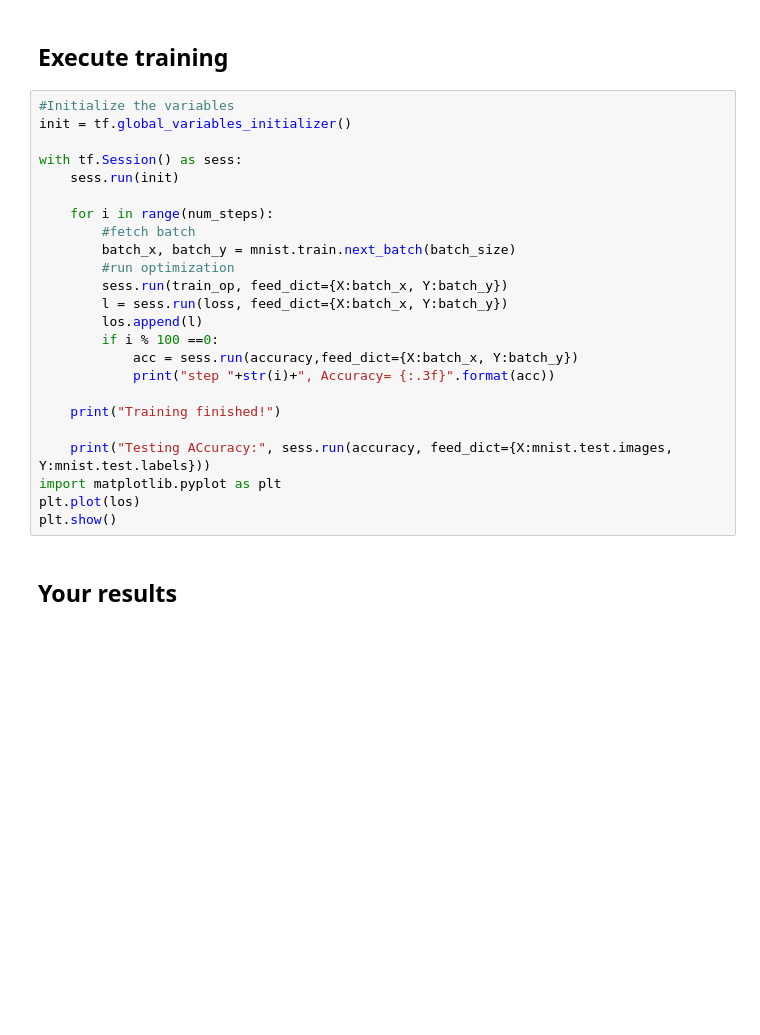
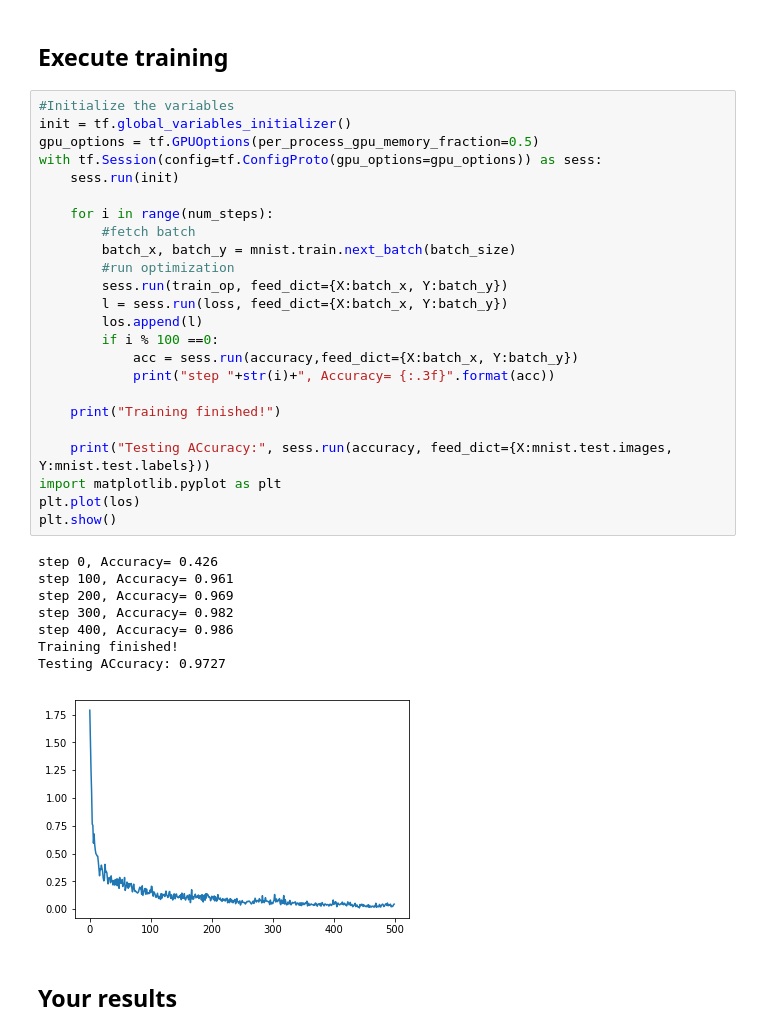
Before and after one commit to MushroomPasta/EE596B, a Jupyter notebook: HW1_MNIST-template.ipynb, the cells around one changed output. Drawn from its saved outputs; the diff is of its cells as text; blank space fills up the shorter version.

```diff
--- a/HW1_MNIST-template.ipynb
+++ b/HW1_MNIST-template.ipynb
@@ -79,27 +82,36 @@ los = []
 # %%
 #Initialize the variables
 init = tf.global_variables_initializer()
-
-with tf.Session() as sess:
+gpu_options = tf.GPUOptions(per_process_gpu_memory_fraction=0.5)
+with tf.Session(config=tf.ConfigProto(gpu_options=gpu_options)) as sess:
     sess.run(init)
 
     for i in range(num_steps):
         #fetch batch
         batch_x, batch_y = mnist.train.next_batch(batch_size)
         #run optimization
         sess.run(train_op, feed_dict={X:batch_x, Y:batch_y})
         l = sess.run(loss, feed_dict={X:batch_x, Y:batch_y})
         los.append(l)
         if i % 100 ==0:
             acc = sess.run(accuracy,feed_dict={X:batch_x, Y:batch_y})
             print("step "+str(i)+", Accuracy= {:.3f}".format(acc))
 
     print("Training finished!")
 
     print("Testing ACcuracy:", sess.run(accuracy, feed_dict={X:mnist.test.images, Y:mnist.test.labels}))
 import matplotlib.pyplot as plt
 plt.plot(los)
 plt.show()
+# %% [output]
+step 0, Accuracy= 0.426
+step 100, Accuracy= 0.961
+step 200, Accuracy= 0.969
+step 300, Accuracy= 0.982
+step 400, Accuracy= 0.986
+Training finished!
+Testing ACcuracy: 0.9727
+[figure, added]
 # %% [markdown]
 <h2>Your results</h2>
 # %% [markdown]
```
Also changed, not shown: parts of 2 cells of this notebook, 7 other files.
